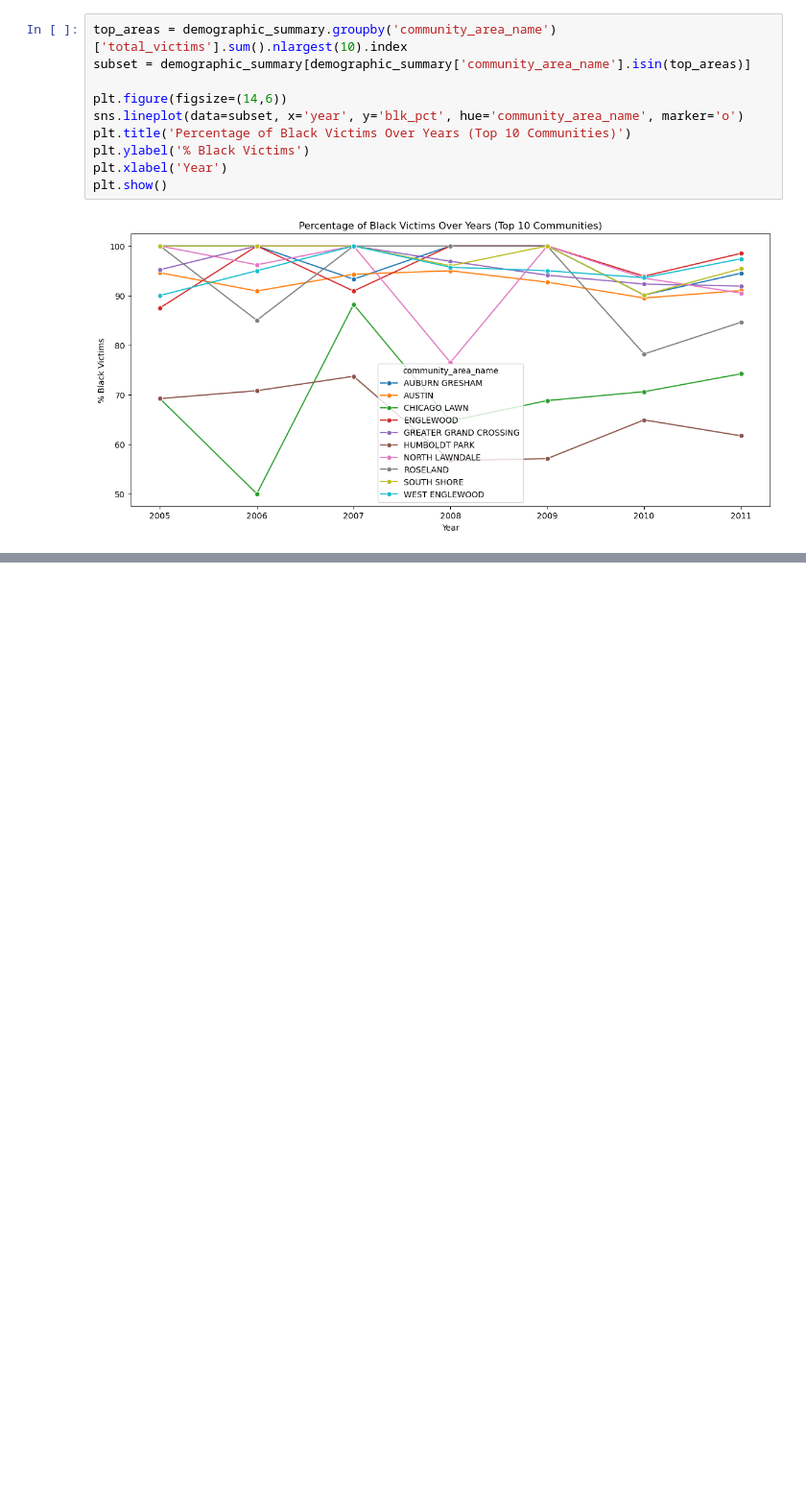
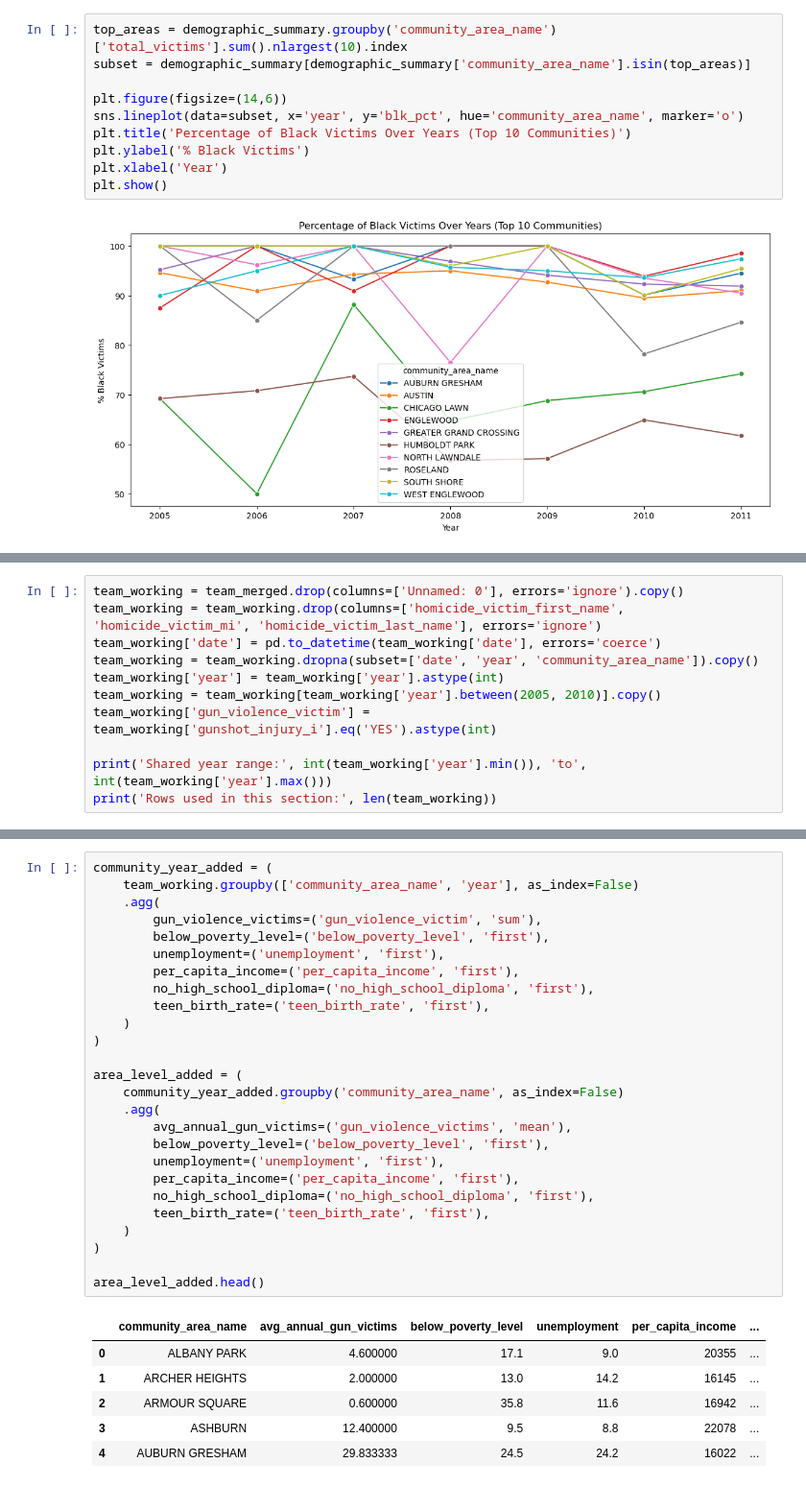
Before and after one commit to YoyoLin008/Lin-Lin, a Jupyter notebook: Datasets/Combined.ipynb, the cells around one changed output, grey strips where cells are left out. Shown at 96% size. Drawn from its saved outputs; the diff is of its cells as text; blank space fills up the shorter version.

```diff
--- a/Datasets/Combined.ipynb
+++ b/Datasets/Combined.ipynb
@@ -496,0 +540,11 @@ plt.show()
+# %%
+team_working = team_merged.drop(columns=['Unnamed: 0'], errors='ignore').copy()
+team_working = team_working.drop(columns=['homicide_victim_first_name', 'homicide_victim_mi', 'homicide_victim_last_name'], errors='ignore')
+team_working['date'] = pd.to_datetime(team_working['date'], errors='coerce')
+team_working = team_working.dropna(subset=['date', 'year', 'community_area_name']).copy()
+team_working['year'] = team_working['year'].astype(int)
+team_working = team_working[team_working['year'].between(2005, 2010)].copy()
+team_working['gun_violence_victim'] = team_working['gunshot_injury_i'].eq('YES').astype(int)
+
+print('Shared year range:', int(team_working['year'].min()), 'to', int(team_working['year'].max()))
+print('Rows used in this section:', len(team_working))
@@ -496,0 +558,33 @@ plt.show()
+# %%
+community_year_added = (
+    team_working.groupby(['community_area_name', 'year'], as_index=False)
+    .agg(
+        gun_violence_victims=('gun_violence_victim', 'sum'),
+        below_poverty_level=('below_poverty_level', 'first'),
+        unemployment=('unemployment', 'first'),
+        per_capita_income=('per_capita_income', 'first'),
+        no_high_school_diploma=('no_high_school_diploma', 'first'),
+        teen_birth_rate=('teen_birth_rate', 'first'),
+    )
+)
+
+area_level_added = (
+    community_year_added.groupby('community_area_name', as_index=False)
+    .agg(
+        avg_annual_gun_victims=('gun_violence_victims', 'mean'),
+        below_poverty_level=('below_poverty_level', 'first'),
+        unemployment=('unemployment', 'first'),
+        per_capita_income=('per_capita_income', 'first'),
+        no_high_school_diploma=('no_high_school_diploma', 'first'),
+        teen_birth_rate=('teen_birth_rate', 'first'),
+    )
+)
+
+area_level_added.head()
+# %% [output]
+|  | community_area_name | avg_annual_gun_victims | below_poverty_level | unemployment | per_capita_income | ... |
+| 0 | ALBANY PARK | 4.600000 | 17.1 | 9.0 | 20355 | ... |
+| 1 | ARCHER HEIGHTS | 2.000000 | 13.0 | 14.2 | 16145 | ... |
+| 2 | ARMOUR SQUARE | 0.600000 | 35.8 | 11.6 | 16942 | ... |
+| 3 | ASHBURN | 12.400000 | 9.5 | 8.8 | 22078 | ... |
+| 4 | AUBURN GRESHAM | 29.833333 | 24.5 | 24.2 | 16022 | ... |
```
Also changed, not shown: parts of 29 cells of this notebook, 2 other files.
